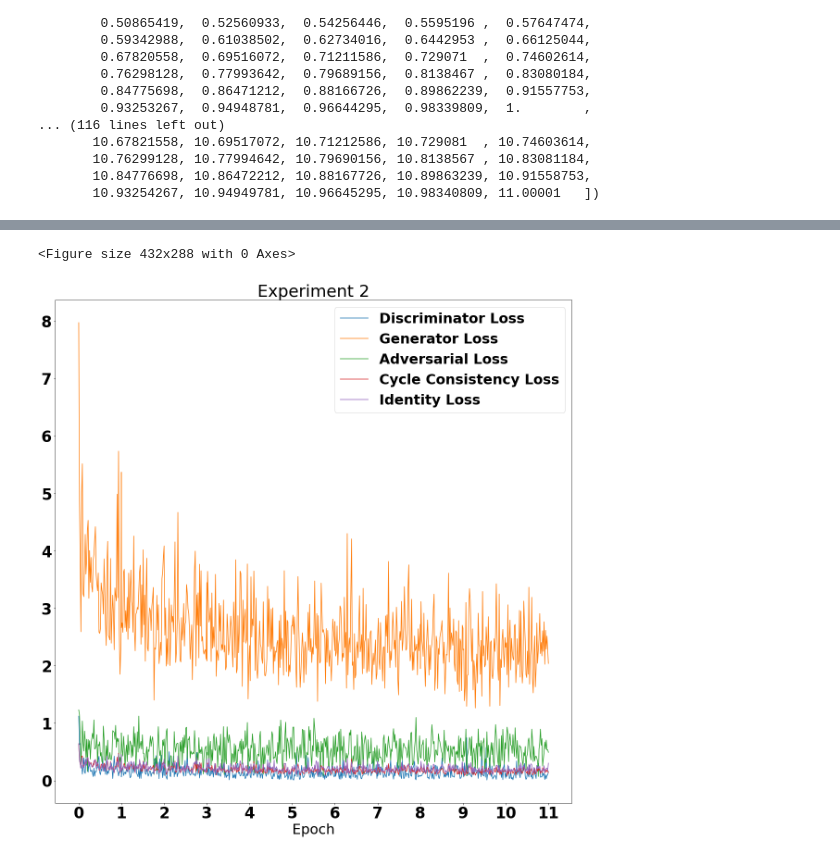
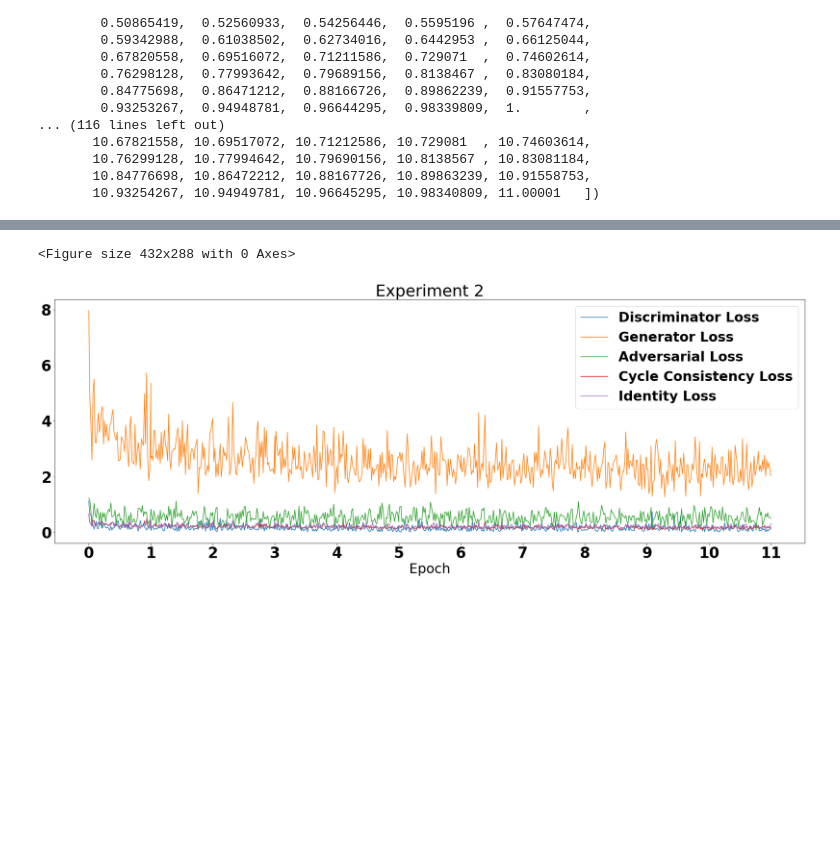
Before and after one commit to ShangqingGu/Style-Transfer-GAN, a Jupyter notebook: Visualize-Stats.ipynb, the cells around one changed output, grey strips where cells are left out. Saved outputs shown, nothing was run; the diff lists cells and outputs as text; code cells hidden in the pictures; blank space fills up the shorter version.

```diff
--- a/Visualize-Stats.ipynb
+++ b/Visualize-Stats.ipynb
@@ -133,20 +133,20 @@ for i in range(0,11):
         identity_2.append(float(category[4]))
 # %%
 plt.figure()
-plt.figure(figsize=(20,20))
+plt.figure(figsize=(30,10))
 plt.plot(test,D_loss_2, label="Discriminator Loss")
 plt.plot(test,G_loss_2, label="Generator Loss")
 plt.plot(test,adv_2, label="Adversarial Loss")
 plt.plot(test,cycle_2, label="Cycle Consistency Loss")
 plt.plot(test,identity_2, label="Identity Loss")
 plt.xlabel("Epoch")
 plt.legend()
 plt.title("Experiment 2")
 #plt.ylim([0,6])
 plt.xticks([x for x in range(12)])
 plt.savefig('exp2.png')
 # %% [output]
 <Figure size 432x288 with 0 Axes>
-[figure, old version]
+[figure, new version]
 # %%
 plt.figure()
```
Also changed, not shown: parts of 7 cells of this notebook, 8 other files.
